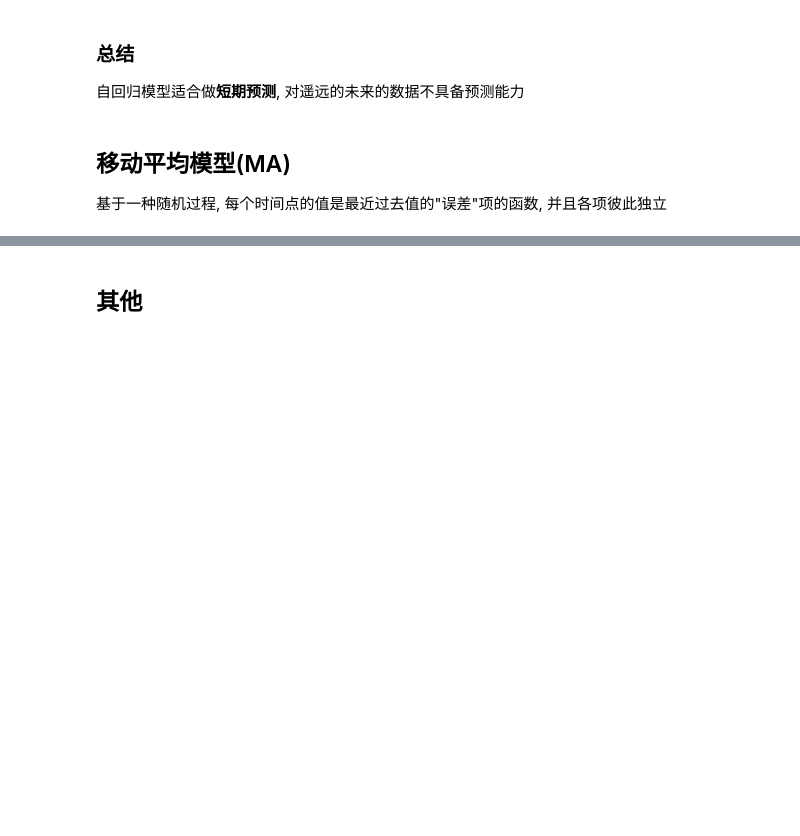
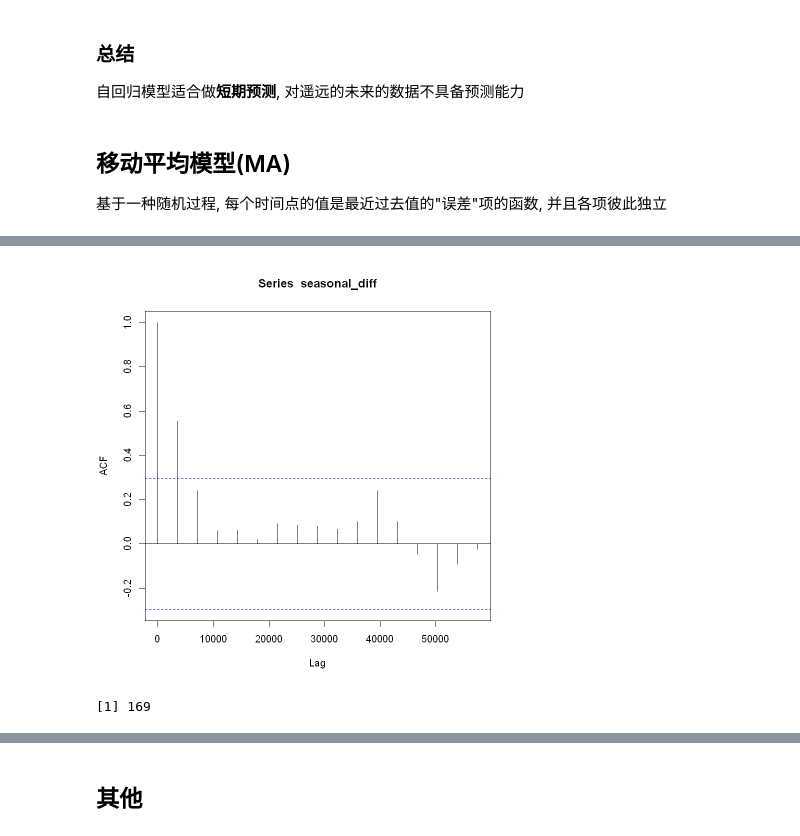
Before and after one commit to 1554823142/time_series_analysis, a Jupyter notebook: my_code/chap6/stastic_modoule.ipynb, the cells around one changed output, grey strips where cells are left out. Drawn from its saved outputs; the diff is of its cells as text; code cells hidden in the pictures; blank space fills up the shorter version.

```diff
--- a/my_code/chap6/stastic_modoule.ipynb
+++ b/my_code/chap6/stastic_modoule.ipynb
@@ -434,0 +416,10 @@ plot(fitted(fit, h = 30))
+# %%
+# 尝试使用季节性差分去除季节性部分
+seasonal_diff <- diff(zoo_data, lag = 125)
+acf(seasonal_diff)
+# %% [output]
+[figure, added]
+# %%
+length(zoo_data)
+# %% [output]
+[1] 169
```
Also changed, not shown: parts of 13 cells of this notebook, 3 other files.
